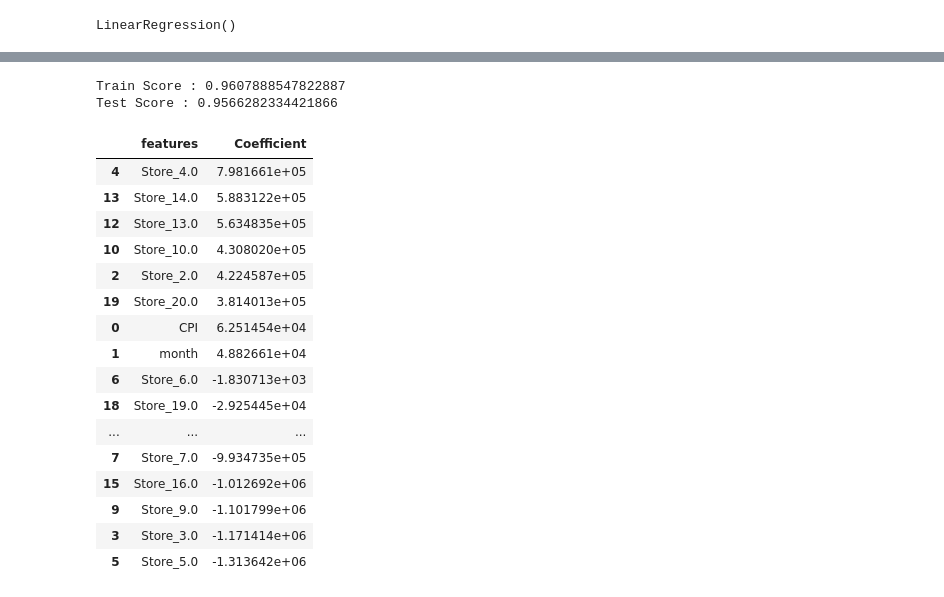
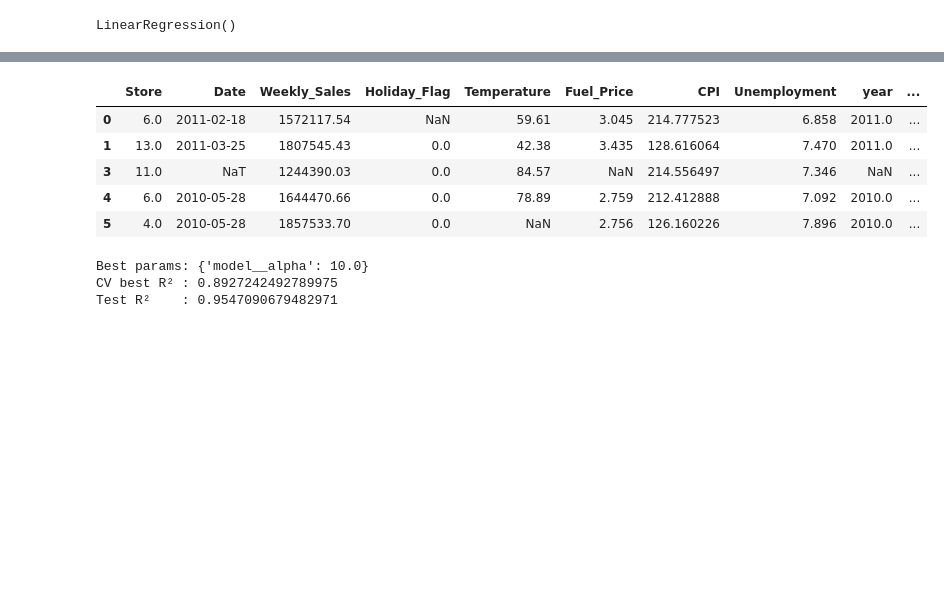
Before and after one commit to thibautmodrin/CDSD_Certification_Projets, a Jupyter notebook: Projet 4 - Supervised ML - Walmart/ML_Walmart.ipynb, the cells around one changed output, grey strips where cells are left out. Drawn from its saved outputs; the diff is of its cells as text; code cells hidden in the pictures; blank space fills up the shorter version.

Commit message:
ajout preprocess + modelisation + conclusion

```diff
--- a/Projet 4 - Supervised ML - Walmart/EDA.ipynb
+++ b/Projet 4 - Supervised ML - Walmart/ML_Walmart.ipynb
@@ -280,33 +292,38 @@ X_test=preprocessor.transform(X_test)
-# %%
-model=Lasso()
-params={'alpha':list(np.linspace(0,10,100))}
-gridsearch=GridSearchCV(model,param_grid=params,cv=10)
-gridsearch.fit(X_train,Y_train)
-print('Train Score :',gridsearch.score(X_train,Y_train))
-print('Test Score :',gridsearch.score(X_test,Y_test))
-# %% [output]
-Train Score : 0.9607888547822887
-Test Score : 0.9566282334421866
-# %%
-features_names=numeric_features+list(preprocessor.named_transformers_['cat'].named_steps['OHE'].get_feature_names_out())
-
-
-pd.DataFrame({'features':features_names,'Coefficient':gridsearch.best_estimator_.coef_}).sort_values(by='Coefficient',ascending=False)
-# %% [output]
-|  | features | Coefficient |
-| 4 | Store_4.0 | 7.981661e+05 |
-| 13 | Store_14.0 | 5.883122e+05 |
-| 12 | Store_13.0 | 5.634835e+05 |
-| 10 | Store_10.0 | 4.308020e+05 |
-| 2 | Store_2.0 | 4.224587e+05 |
-| 19 | Store_20.0 | 3.814013e+05 |
-| 0 | CPI | 6.251454e+04 |
-| 1 | month | 4.882661e+04 |
-| 6 | Store_6.0 | -1.830713e+03 |
-| 18 | Store_19.0 | -2.925445e+04 |
-| ... | ... | ... |
-| 7 | Store_7.0 | -9.934735e+05 |
-| 15 | Store_16.0 | -1.012692e+06 |
-| 9 | Store_9.0 | -1.101799e+06 |
-| 3 | Store_3.0 | -1.171414e+06 |
-| 5 | Store_5.0 | -1.313642e+06 |
+# %%
+data.head()
+# %% [output]
+|  | Store | Date | Weekly_Sales | Holiday_Flag | Temperature | Fuel_Price | CPI | Unemployment | year | ... |
+| 0 | 6.0 | 2011-02-18 | 1572117.54 | NaN | 59.61 | 3.045 | 214.777523 | 6.858 | 2011.0 | ... |
+| 1 | 13.0 | 2011-03-25 | 1807545.43 | 0.0 | 42.38 | 3.435 | 128.616064 | 7.470 | 2011.0 | ... |
+| 3 | 11.0 | NaT | 1244390.03 | 0.0 | 84.57 | NaN | 214.556497 | 7.346 | NaN | ... |
+| 4 | 6.0 | 2010-05-28 | 1644470.66 | 0.0 | 78.89 | 2.759 | 212.412888 | 7.092 | 2010.0 | ... |
+| 5 | 4.0 | 2010-05-28 | 1857533.70 | 0.0 | NaN | 2.756 | 126.160226 | 7.896 | 2010.0 | ... |
+# %%
+from sklearn.model_selection import GridSearchCV, KFold
+
+pipe = Pipeline(steps=[
+    ("prep", preprocessor),
+    ("model", Lasso(max_iter=10000, random_state=42)),
+])
+
+
+param_grid = {"model__alpha": np.linspace(0.0001, 10, 100)}
+cv = KFold(n_splits=10, shuffle=True, random_state=42)
+
+grid = GridSearchCV(
+    estimator=pipe,
+    param_grid=param_grid,
+    cv=cv,
+    scoring="r2",
+    n_jobs=-1
+)
+
+grid.fit(X_train, Y_train)
+
+print("Best params:", grid.best_params_)
+print("CV best R² :", grid.best_score_)
+print("Test R²    :", grid.score(X_test, Y_test))
+# %% [output]
+Best params: {'model__alpha': 10.0}
+CV best R² : 0.8927242492789975
+Test R²    : 0.9547090679482971
```
Also changed, not shown: parts of 19 cells of this notebook.
